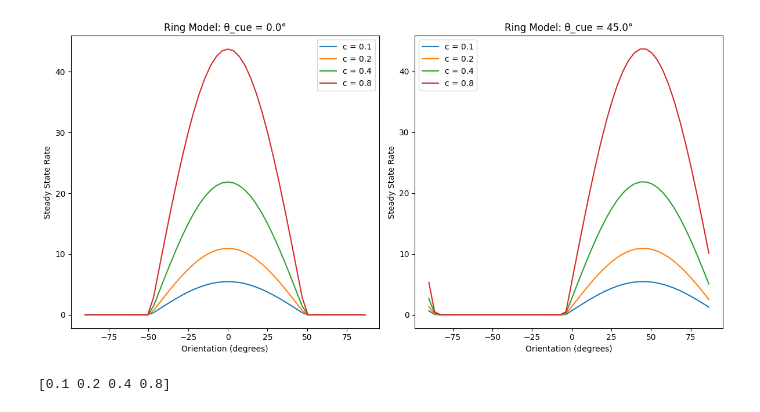
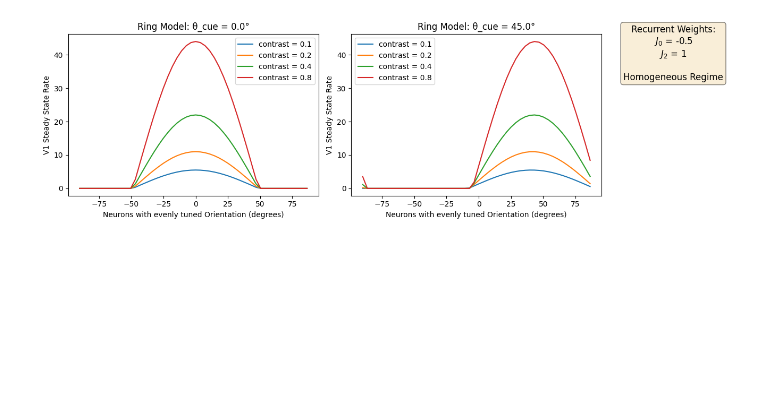
Before and after one commit to Qunzh/CAN_GridCell_Model, a Jupyter notebook: Ring_Model_V1.ipynb, the cells around one changed output. Cells and saved outputs as stored; diff of their text form; code cells hidden in the pictures; blank space fills up the shorter version.

```diff
--- a/Ring_Model_V1.ipynb
+++ b/Ring_Model_V1.ipynb
@@ -47,28 +52,27 @@ def ring_model(epsilon, theta_cue, A, c, n_number, tau, J_0, J_2, dt, total_t, t
   return theta_i, steady_state
 # %%
-# Define multiple contrast values
+# Homogeneous regime (with small recurrent exictation J_2 and small recurrent inhibition J_0)
+J_0, J_2 = -0.5, 1
 contrast_values = [0.1, 0.2, 0.4, 0.8]
-
-# Define theta_cue values
 theta_cue_values = [0, np.pi/4]
 
-fig, axes = plt.subplots(1, 2, figsize=(12, 6))
+fig, axes = plt.subplots(1, 2, figsize=(12, 4))
 for idx, theta_cue in enumerate(theta_cue_values):
     ax = axes[idx]
     for c in contrast_values:
-        theta_i, steady_state = ring_model(0.1, theta_cue, 40, c, 50, 10, -0.5, 1, 0.1, 100, np.pi/4, 2)
-        ax.plot(np.rad2deg(theta_i), steady_state, label=f'c = {c}')
+        theta_i, steady_state = ring_model(0.1, theta_cue, 40, c, 50, 10, J_0, J_2, 0.05, 300, np.pi/4, 2)
+        ax.plot(np.rad2deg(theta_i), steady_state, label=f'contrast = {c}')
 
-    ax.set_xlabel('Orientation (degrees)')
-    ax.set_ylabel('Steady State Rate')
+    ax.set_xlabel('Neurons with evenly tuned Orientation (degrees)')
+    ax.set_ylabel('V1 Steady State Rate')
     ax.set_title(f'Ring Model: θ_cue = {np.rad2deg(theta_cue):.1f}°')
     ax.legend()
 
-plt.tight_layout()
+textstr = f'Recurrent Weights:\n$J_0$ = {J_0}\n$J_2$ = {J_2}\n\nHomogeneous Regime'
+props = dict(boxstyle='round', facecolor='wheat', alpha=0.5)
+fig.text(1, 0.95, textstr, transform=fig.transFigure, fontsize=12,
+         verticalalignment='top', horizontalalignment='center', bbox=props)
+plt.tight_layout(rect=[0, 0, 0.9, 1])
 plt.show()
 # %% [output]
-[figure, old version]
+[figure, new version]
-# %%
-print(np.array([0.1,0.2,0.4,0.8]))
-# %% [output]
-[0.1 0.2 0.4 0.8]
```
Also changed, not shown: parts of 5 cells of this notebook.
